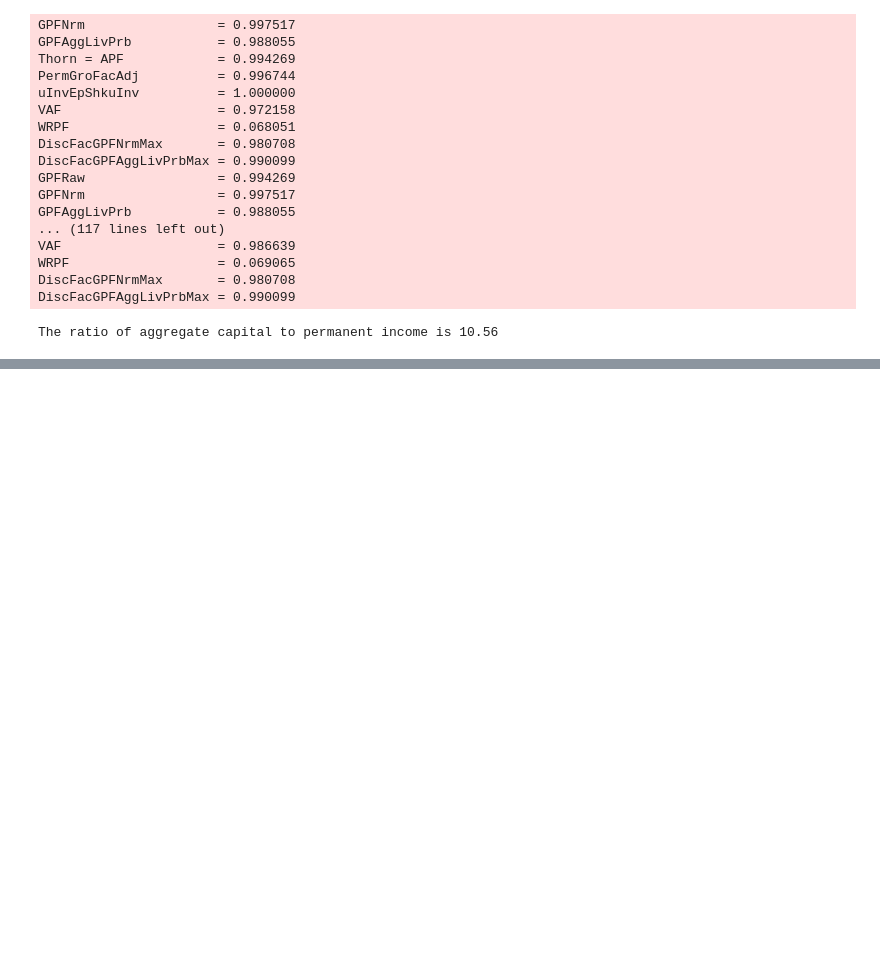
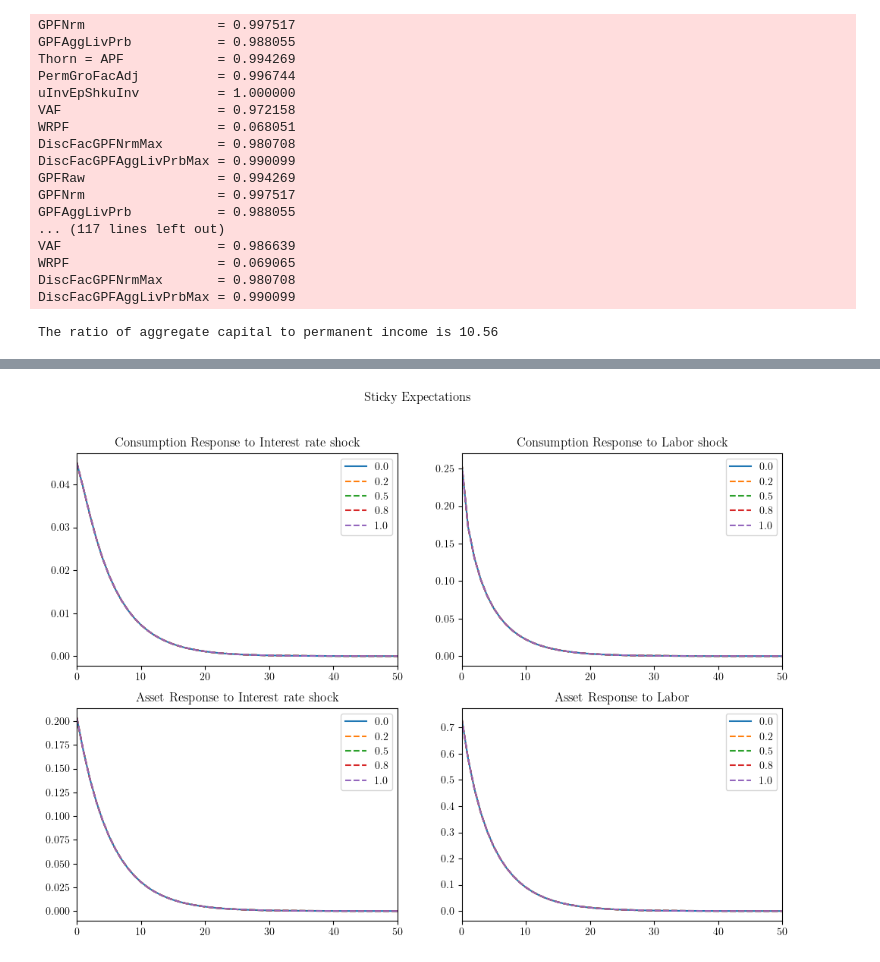
Before and after one commit to AMonninger/REMARK_IMF, a Jupyter notebook: code/python/03_Creating_realistic_aggregate_consumption_responses.ipynb, the cells around one changed output, grey strips where cells are left out. Drawn from its saved outputs; the diff is of its cells as text; code cells hidden in the pictures; blank space fills up the shorter version.

```diff
--- a/code/python/03_Creating_realistic_aggregate_consumption_responses.ipynb
+++ b/code/python/03_Creating_realistic_aggregate_consumption_responses.ipynb
@@ -990,0 +594,56 @@ plot_MP(Mr_list, M_list, filename='sticky_exp', legend_list=legend_list)
+# %%
+# HARK_Jacobian_Dict = JacobianDict( { 'C' : {'Z' : CJACZ_BaselineType, 'r': CJACR_BaselineType} ,'A' : {'Z' : AJACZ_BaselineType, 'r': AJACR_BaselineType} } )
+HARK_Jacobian_Dict = JacobianDict( { 'C' : {'Z' : CJACZ, 'r': CJACR} ,'A' : {'Z' : AJACZ, 'r': AJACR} } )
+# %%
+Jacobian_Sticky00 = stick_jacob(HARK_Jacobian_Dict, 0.0)
+Jacobian_Sticky02 = stick_jacob(HARK_Jacobian_Dict, 0.2)
+Jacobian_Sticky05 = stick_jacob(HARK_Jacobian_Dict, 0.5)
+Jacobian_Sticky08 = stick_jacob(HARK_Jacobian_Dict, 0.8)
+Jacobian_Sticky10 = stick_jacob(HARK_Jacobian_Dict, 1.0)
+# %%
+fig, axs = plt.subplots(2, 2, figsize=(12, 8))
+
+# Consumption Response to Interest rate shock
+axs[0, 0].plot(Jacobian_Sticky00['C']['r'].T[0], label = '0.0')
+axs[0, 0].plot(Jacobian_Sticky02['C']['r'].T[0], '--', label = '0.2')
+axs[0, 0].plot(Jacobian_Sticky05['C']['r'].T[0], '--', label = '0.5')
+axs[0, 0].plot(Jacobian_Sticky08['C']['r'].T[0], '--', label = '0.8')
+axs[0, 0].plot(Jacobian_Sticky10['C']['r'].T[0], '--', label = '1.0')
+axs[0, 0].set_title("Consumption Response to Interest rate shock")
+axs[0, 0].legend()
+axs[0, 0].set_xlim([0, 50])
+
+# Consumption Response to Labor shock
+axs[0, 1].plot(Jacobian_Sticky00['C']['Z'].T[0], label = '0.0')
+axs[0, 1].plot(Jacobian_Sticky02['C']['Z'].T[0], '--', label = '0.2')
+axs[0, 1].plot(Jacobian_Sticky05['C']['Z'].T[0], '--', label = '0.5')
+axs[0, 1].plot(Jacobian_Sticky08['C']['Z'].T[0], '--', label = '0.8')
+axs[0, 1].plot(Jacobian_Sticky10['C']['Z'].T[0], '--', label = '1.0')
+axs[0, 1].set_title("Consumption Response to Labor shock")
+axs[0, 1].legend()
+axs[0, 1].set_xlim([0, 50])
+
+# Asset Response to Interest rate shock
+axs[1, 0].plot(Jacobian_Sticky00['A']['r'].T[0], label = '0.0')
+axs[1, 0].plot(Jacobian_Sticky02['A']['r'].T[0], '--', label = '0.2')
+axs[1, 0].plot(Jacobian_Sticky05['A']['r'].T[0], '--', label = '0.5')
+axs[1, 0].plot(Jacobian_Sticky08['A']['r'].T[0], '--', label = '0.8')
+axs[1, 0].plot(Jacobian_Sticky10['A']['r'].T[0], '--', label = '1.0')
+axs[1, 0].set_title("Asset Response to Interest rate shock")
+axs[1, 0].legend()
+axs[1, 0].set_xlim([0, 50])
+
+# Asset Response to Labor
+axs[1, 1].plot(Jacobian_Sticky00['A']['Z'].T[0], label = '0.0')
+axs[1, 1].plot(Jacobian_Sticky02['A']['Z'].T[0], '--', label = '0.2')
+axs[1, 1].plot(Jacobian_Sticky05['A']['Z'].T[0], '--', label = '0.5')
+axs[1, 1].plot(Jacobian_Sticky08['A']['Z'].T[0], '--', label = '0.8')
+axs[1, 1].plot(Jacobian_Sticky10['A']['Z'].T[0], '--', label = '1.0')
+axs[1, 1].set_title("Asset Response to Labor")
+axs[1, 1].legend()
+axs[1, 1].set_xlim([0, 50])
+
+fig.suptitle("Sticky Expectations")
+plt.show()
+# %% [output]
+[figure, added]
```
Also changed, not shown: parts of 78 cells of this notebook, 15 other files.
